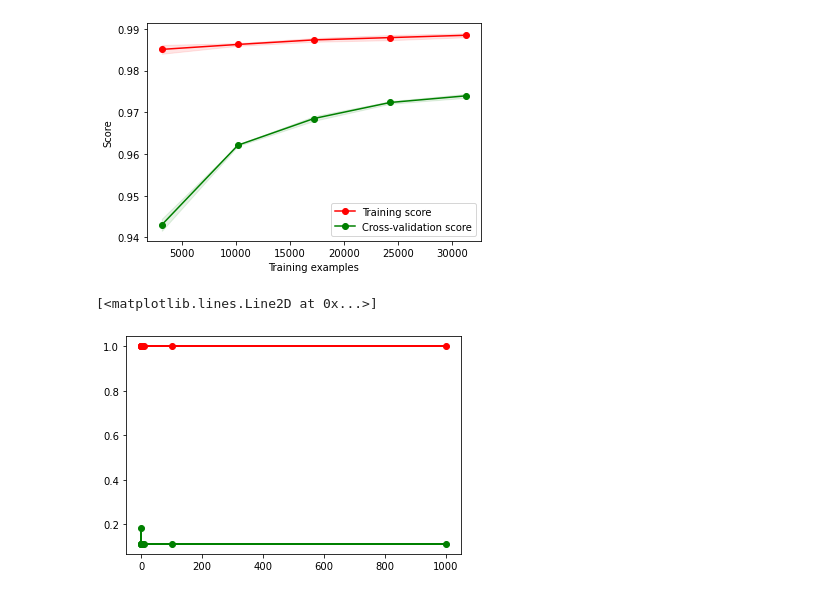
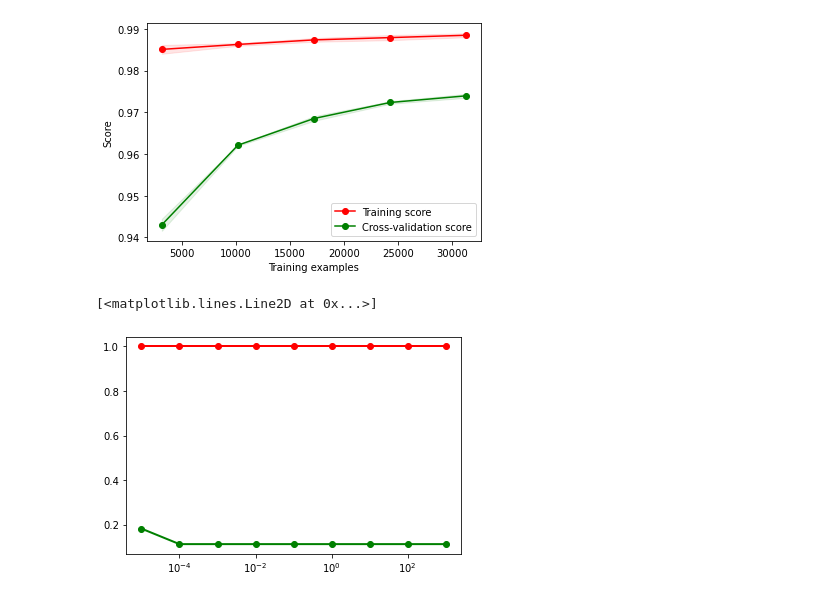
Before and after one commit to barmag/cs7641-projects, a Jupyter notebook: project1/svm-experiments.ipynb, the cells around one changed output. Saved outputs shown, nothing was run; the diff lists cells and outputs as text; code cells hidden in the pictures.

```diff
--- a/project1/svm-experiments.ipynb
+++ b/project1/svm-experiments.ipynb
@@ -196,14 +186,15 @@ plt.show()
 # %%
 lw = 2
 param_range = 10. ** np.arange(-5, 4)
 train_scores, test_scores = validation_curve(SVC(kernel='rbf'), mnist_X_train, mnist_y_train, param_name="gamma", param_range=param_range, scoring="accuracy", cv=3, n_jobs=6)
 train_scores_mean = np.mean(train_scores, axis=1)
 train_scores_std = np.std(train_scores, axis=1)
 test_scores_mean = np.mean(test_scores, axis=1)
 test_scores_std = np.std(test_scores, axis=1)
 plt.figure()
+plt.xscale('log')
 plt.plot(param_range, train_scores_mean, 'o-', label="Training score", color="r", lw=lw)
 plt.plot(param_range, test_scores_mean, 'o-', label="Cross-validation score", color="g", lw=lw)
 # %% [output]
 [<matplotlib.lines.Line2D at 0x...>]
-[figure, old version]
+[figure, new version]
```
Also changed, not shown: parts of 5 cells of this notebook.
